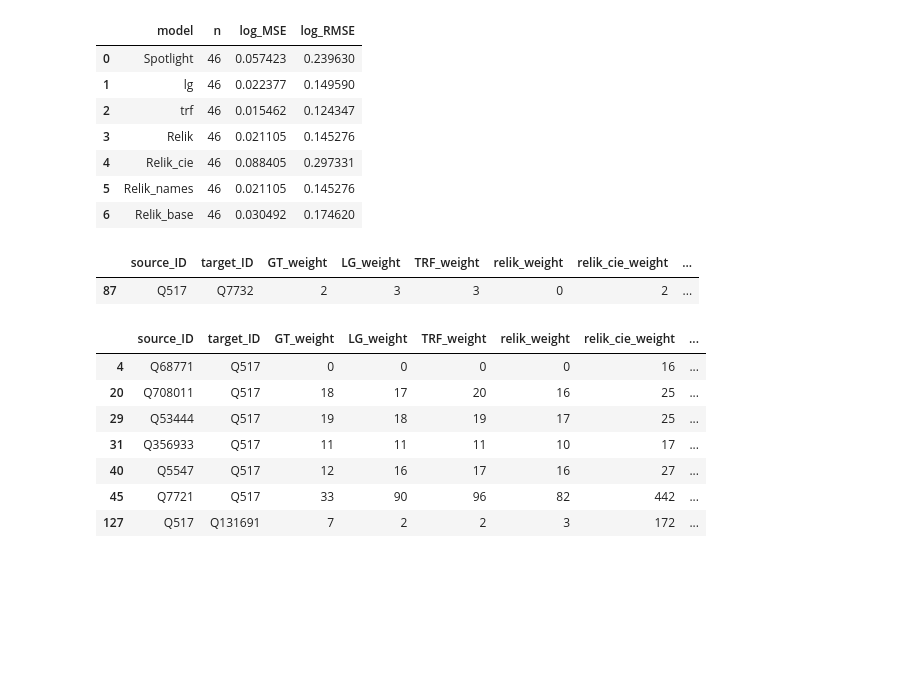
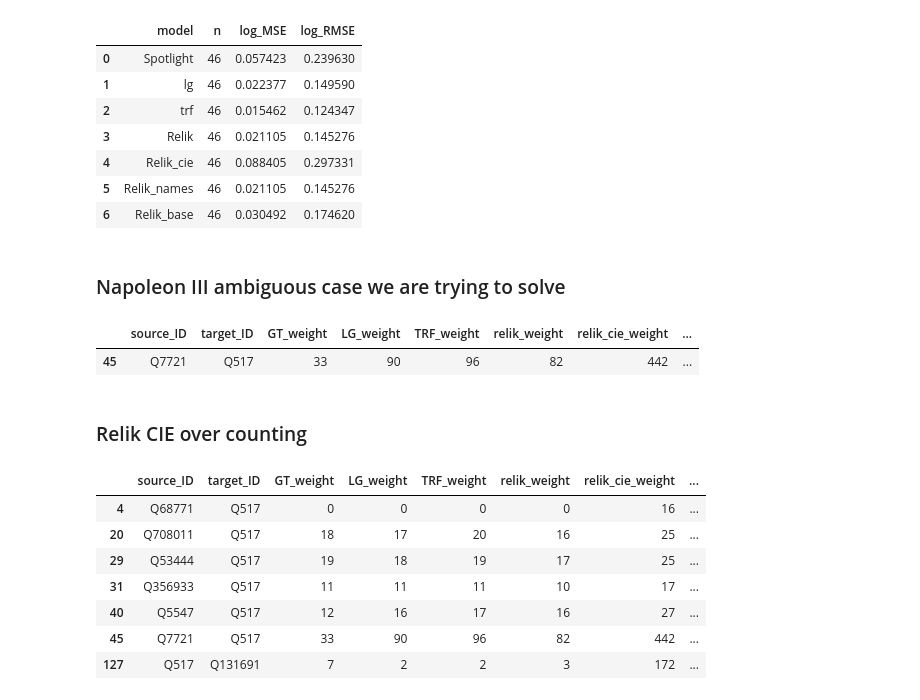
Before and after one commit to Karima-m/BSc_Project_Fall2026, a Jupyter notebook: notebooks/06_analysis.ipynb, the cells around one changed output. Drawn from its saved outputs; the diff is of its cells as text; code cells hidden in the pictures; blank space fills up the shorter version.

```diff
--- a/notebooks/06_analysis.ipynb
+++ b/notebooks/06_analysis.ipynb
@@ -227,11 +227,15 @@ pd.DataFrame(results)
 | 4 | Relik_cie | 46 | 0.088405 | 0.297331 |
 | 5 | Relik_names | 46 | 0.021105 | 0.145276 |
 | 6 | Relik_base | 46 | 0.030492 | 0.174620 |
-# %%
-weight_df[weight_df['target_ID']=='Q7732'] #Louis XVI of france
-# %% [output]
-|  | source_ID | target_ID | GT_weight | LG_weight | TRF_weight | relik_weight | relik_cie_weight | ... |
-| 87 | Q517 | Q7732 | 2 | 3 | 3 | 0 | 2 | ... |
+# %% [markdown]
+### Napoleon III ambiguous case we are trying to solve
+# %%
+weight_df[weight_df['source_ID']=='Q7721']
+# %% [output]
+|  | source_ID | target_ID | GT_weight | LG_weight | TRF_weight | relik_weight | relik_cie_weight | ... |
+| 45 | Q7721 | Q517 | 33 | 90 | 96 | 82 | 442 | ... |
+# %% [markdown]
+### Relik CIE over counting
 # %%
 weight_df[weight_df['relik_cie_weight']>15]
 # %% [output]
```
